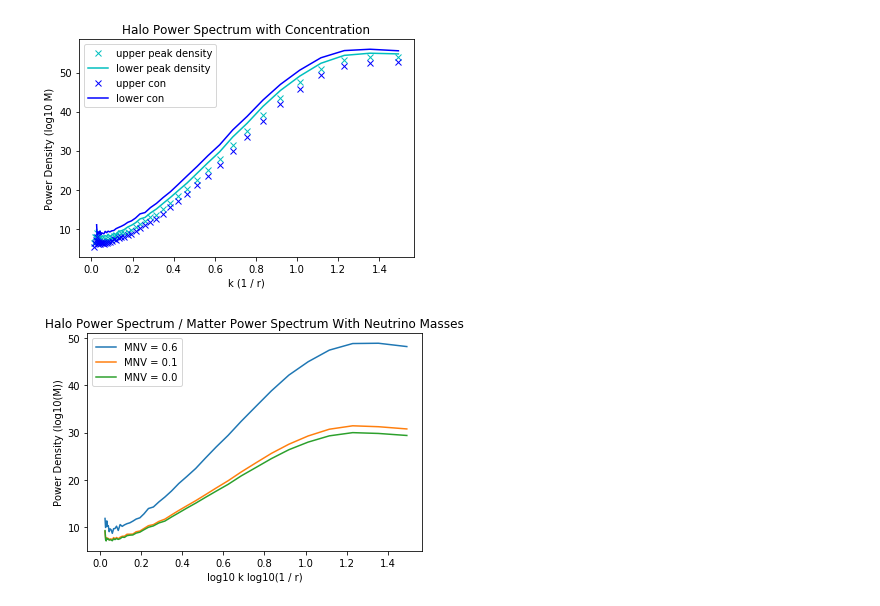
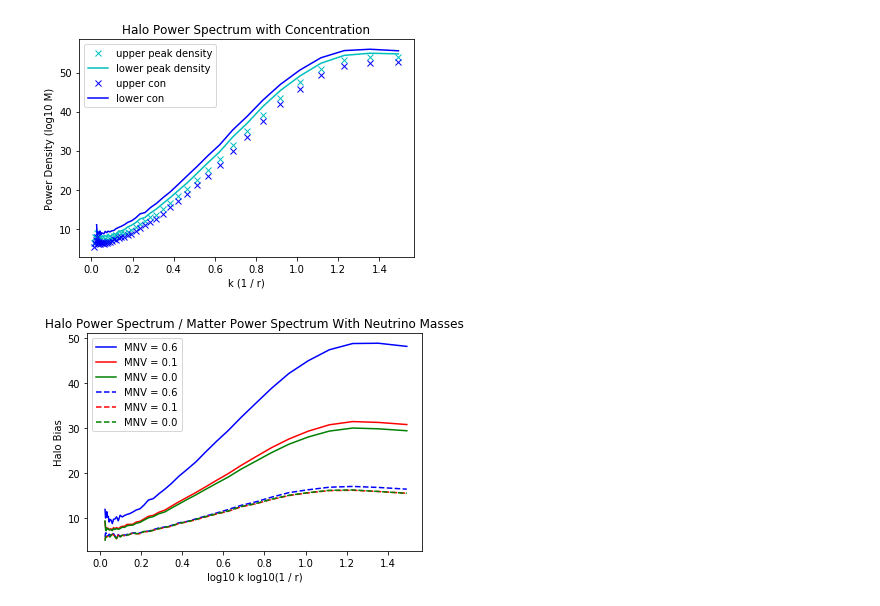
Before and after one commit to may32098/ASTROUSRP_halos_with_neutrinos, a Jupyter notebook: edited_phhpmm.ipynb, the cells around one changed output. Drawn from its saved outputs; the diff is of its cells as text; code cells hidden in the pictures.

```diff
--- a/edited_phhpmm.ipynb
+++ b/edited_phhpmm.ipynb
@@ -316,7 +316,7 @@ pmm_grid = (particle_grid)
 kh, ph = process_ps(phh_grid)
 kp, pp = process_ps(pmm_grid)
 
-plt.plot(kh, ph / pp, label = "MNV = 0.6")
+plt.plot(kh, ph / pp, color = "b", label = "MNV = 0.6")
 
 
 mass_mask = np.load("/u/ayannam/Documents/Raw_Data/mnv_0.1/out_37_parents_mass.npy") > 12
@@ -327,34 +327,89 @@ pos = np.load("/u/ayannam/Documents/Raw_Data/mnv_0.1/out_37_parents_pos.npy")[us
 particles = np.load("/u/ayannam/Documents/Raw_Data/snapshot_mnv_0.1/snapshot_037.npy")
 
 phh_grid = gridding(pos)
 pmm_grid = (particle_grid)
 
 kh, ph = process_ps(phh_grid)
 kp, pp = process_ps(pmm_grid)
 
-plt.plot(kh, ph / pp, label = "MNV = 0.1")
+plt.plot(kh, ph / pp, color = "r",label = "MNV = 0.1")
 
 
 mass_mask = np.load("/u/ayannam/Documents/Raw_Data/mnv_0.0/out_37_parents_mass.npy") > 12
 parents_mask = np.load("/u/ayannam/Documents/Raw_Data/mnv_0.0/out_37_parents_PID.npy") == -1
 use_mask = mass_mask & parents_mask
 
 pos = np.load("/u/ayannam/Documents/Raw_Data/mnv_0.0/out_37_parents_pos.npy")[use_mask]
 particles = np.load("/u/ayannam/Documents/Raw_Data/snapshot_mnv_0.0/snapshot_037.npy")
 
 phh_grid = gridding(pos)
 pmm_grid = (particle_grid)
 
 kh, ph = process_ps(phh_grid)
 kp, pp = process_ps(pmm_grid)
 
-plt.plot(kh, ph / pp, label = "MNV = 0.0")
+plt.plot(kh, ph / pp, color = "g",label = "MNV = 0.0")
+
+
+
+
+####################################################################################################
+
+
+
+
+mass_mask = np.load("/u/ayannam/Documents/Raw_Data/mnv_0.6/out_66_parents_mass.npy") > 12
+parents_mask = np.load("/u/ayannam/Documents/Raw_Data/mnv_0.6/out_66_parents_PID.npy") == -1
+use_mask = mass_mask & parents_mask
+
+pos = np.load("/u/ayannam/Documents/Raw_Data/mnv_0.6/out_66_parents_pos.npy")[use_mask]
+particles = np.load("/u/ayannam/Documents/Raw_Data/snapshot_mnv_0.6/snapshot_066.npy")
+
+phh_grid = gridding(pos)
+pmm_grid = (particle_grid)
+
+kh, ph = process_ps(phh_grid)
+kp, pp = process_ps(pmm_grid)
+
+plt.plot(kh, ph / pp, "b--",label = "MNV = 0.6")
+
+
+mass_mask = np.load("/u/ayannam/Documents/Raw_Data/mnv_0.1/out_66_parents_mass.npy") > 12
+parents_mask = np.load("/u/ayannam/Documents/Raw_Data/mnv_0.1/out_66_parents_PID.npy") == -1
+use_mask = mass_mask & parents_mask
+
+pos = np.load("/u/ayannam/Documents/Raw_Data/mnv_0.1/out_66_parents_pos.npy")[use_mask]
+particles = np.load("/u/ayannam/Documents/Raw_Data/snapshot_mnv_0.1/snapshot_066.npy")
+
+phh_grid = gridding(pos)
+pmm_grid = (particle_grid)
+
+kh, ph = process_ps(phh_grid)
+kp, pp = process_ps(pmm_grid)
+
+plt.plot(kh, ph / pp, "r--",label = "MNV = 0.1")
+
+
+mass_mask = np.load("/u/ayannam/Documents/Raw_Data/mnv_0.0/out_66_parents_mass.npy") > 12
+parents_mask = np.load("/u/ayannam/Documents/Raw_Data/mnv_0.0/out_66_parents_PID.npy") == -1
+use_mask = mass_mask & parents_mask
+
+pos = np.load("/u/ayannam/Documents/Raw_Data/mnv_0.0/out_66_parents_pos.npy")[use_mask]
+particles = np.load("/u/ayannam/Documents/Raw_Data/snapshot_mnv_0.0/snapshot_066.npy")
+
+phh_grid = gridding(pos)
+pmm_grid = (particle_grid)
+
+kh, ph = process_ps(phh_grid)
+kp, pp = process_ps(pmm_grid)
+
+plt.plot(kh, ph / pp, "g--", label = "MNV = 0.0")
 
 
 plt.legend()
 plt.xlabel("log10 k log10(1 / r)")
-plt.ylabel("Power Density (log10(M))")
+plt.ylabel("Halo Bias")
 plt.title("Halo Power Spectrum / Matter Power Spectrum With Neutrino Masses")
 plt.show()
 # %% [output]
-[figure, old version]
+[figure, new version]
```
Also changed, not shown: parts of 5 cells of this notebook.
